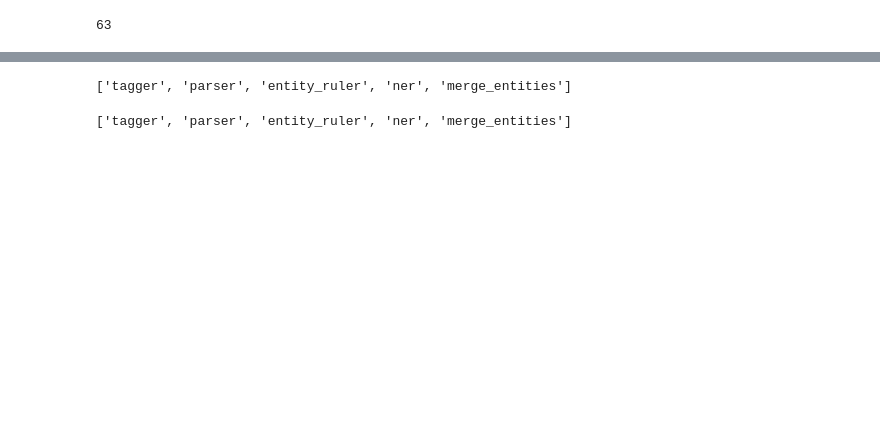
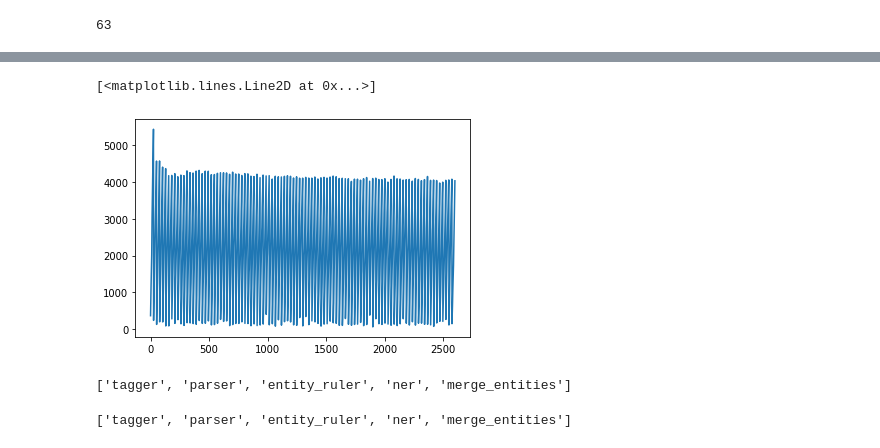
Before and after one commit to ravi-gopalan/DAND_Data_Wrangling, a Jupyter notebook: custom_entity_processing.ipynb, the cells around one changed output, grey strips where cells are left out. Cells and saved outputs as stored; diff of their text form; code cells hidden in the pictures; blank space fills up the shorter version.

```diff
--- a/custom_entity_processing.ipynb
+++ b/custom_entity_processing.ipynb
@@ -232,7 +298,3 @@ for doc in list(nlp.pipe(texts[check])):
 By far my favorite vegan laksa! Gravy is very thick and flavorful. I ’m ORG not a big fan of mock-meat so I’d usually request for no mock-meat (‘fishballs’ and ‘prawns’) but more tau pok and tau gey.  ...
 This dish consists of scrambled tofu, Turkish NORP toast, roast tomato, pumpkin, hash brown, and baby spinach. Very delicious
 These were yum chips and so was the cheese, the gravy was good too though more just at the bottom of the bowl
-# %%
-doc = nlp("I like London. I also like Bangalore")
-tok_list = [token for token in doc]
-print(tok_list, len(tok_list))
@@ -257,3 +300,0 @@ entities
-# %%
-doc = nlp("I love Punjabi cuisine.")
-[ent.label_ for ent in doc.ents]
@@ -507,11 +493,9 @@ generator
 # %%
 rev = next(train_rev)
 tok_list = [token.text for token in nlp(rev)]
-#print(rev, tok_list)
 tag_list = ['O' for token in nlp(rev)]
-#print(tag_list)
 matched_ents = [(i,item) for i, item in enumerate(tok_list) if item.lower() in [i[0] for i in ent_list + check_list]]
-#print(matched_ents)
+#print(rev, tok_list, tag_list, matched_ents)
 
 ent_for_doc = []
 pattern_dict = {}
@@ -525,9 +509,7 @@ entities = offsets_from_biluo_tags(nlp(rev), tag_list)
 print(entities)
 to_train_ents.append((rev, dict(entities = entities)))
 displacy.render(nlp(rev),'ent',jupyter=True)
-#print(rev, entities)
 
-#displacy.render(l,'dep',jupyter=True)
 
 n_entities_to_be_added = int(input("How many entities are missing: "))
 if n_entities_to_be_added == 0:
@@ -539,21 +521,8 @@ else:
     print(e_name, e_label)
     check_list.append((e_name, e_label))
     pattern_list = []
-    pattern_dict = {}
-    id_str = ''
-    for word in e_name.lower().split():
-      token_dict = {}
-      token_dict['LOWER'] = word
-      pattern_list.append(token_dict)
-      id_str += '_' + word
-    if e_label[:2] == 'U_':
-      pattern_dict['label'] = e_label[2:]
-    else:
-      pattern_dict['label'] = e_label
-    pattern_dict['pattern'] = pattern_list
-    if id_str[0] == '_':
-      id_str = id_str[1:]
-    pattern_dict['id'] = id_str
+
+    pattern_dict = create_entity_pattern(e_name, e_label)
     dump_jsonl([pattern_dict],'patterns.jsonl', append=True)
     ruler = EntityRuler(nlp).from_disk("patterns.jsonl")
 # %% [output]
@@ -683,6 +711,7 @@ Really fresh salad bowls from Autobus! Loved the customizable options that I get
 # %%
 # get names of other pipes to disable them during training
 other_pipes = [pipe for pipe in nlp.pipe_names if pipe not in ["ner", "entity_ruler","merge_entities"]]
+loss_trend = []
 with nlp.disable_pipes(*other_pipes):  # only train NER
     # reset and initialize the weights randomly – but only if we're
     # training a new model
@@ -697,7 +726,7 @@ with nlp.disable_pipes(*other_pipes):  # only train NER
 
 #      for item in clean_train_ents:
 # batch up the examples using spaCy's minibatch
-      batches = minibatch(clean_train_ents, size=compounding(10.0, 32.0, 1.001))
+      batches = minibatch(clean_train_ents, size=compounding(4.0, 32.0, 1.001))
 
       for batch in batches:
         texts, annotations = zip(*batch)
@@ -706,4 +735,4 @@ with nlp.disable_pipes(*other_pipes):  # only train NER
 #        print(texts)
 #        print(annotations)
         nlp.update(texts, annotations, drop=0.5, losses=losses)
-        print(losses)
+        loss_trend.append(losses['ner'])
@@ -728,3 +762,8 @@ with nlp.disable_pipes(*other_pipes):  # only train NER
+# %%
+plt.plot(loss_trend)
+# %% [output]
+[<matplotlib.lines.Line2D at 0x...>]
+[figure, added]
 # %%
 nlp.pipe_names
 # %% [output]
```
Also changed, not shown: parts of 45 cells of this notebook.
